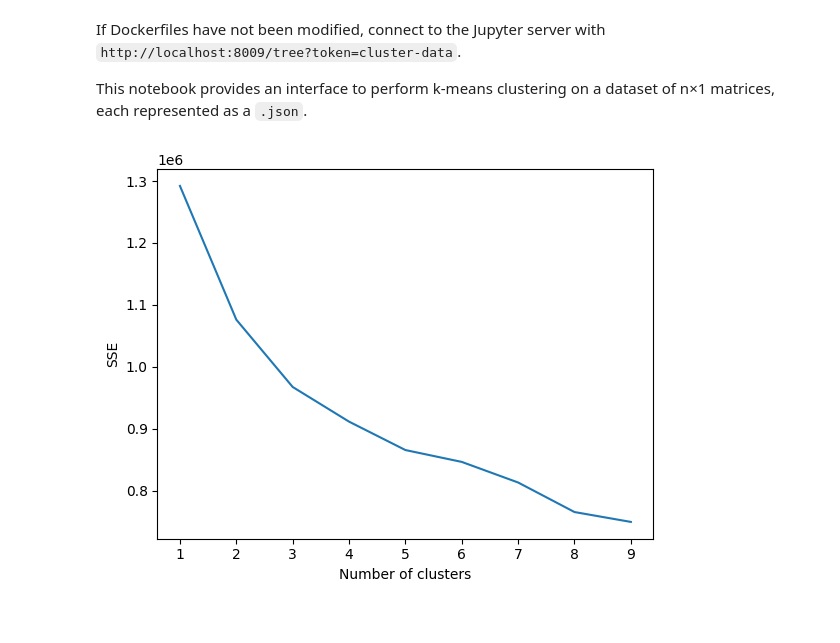
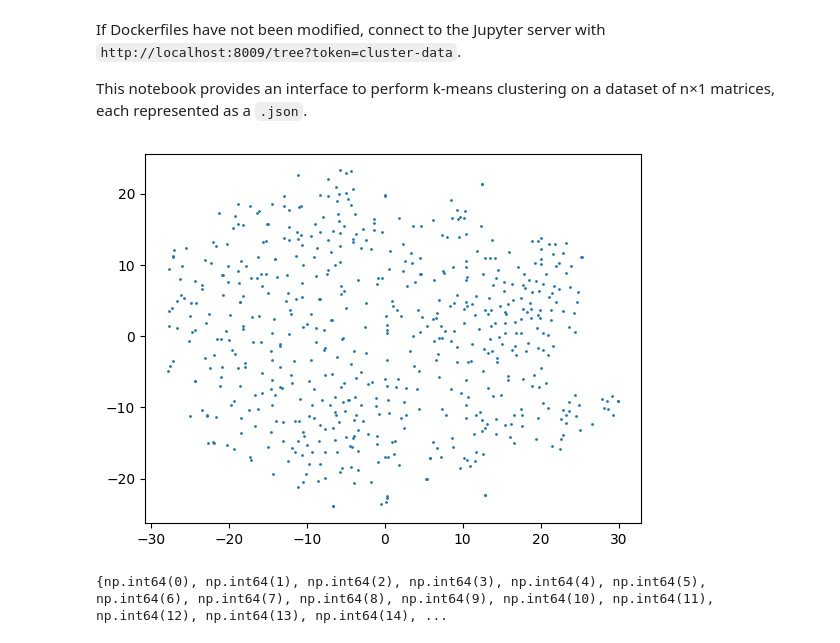
Before and after one commit to ccheemeng/street-view-cluster, a Jupyter notebook: notebooks/cluster-data.ipynb, the cells around one changed output. Drawn from its saved outputs; the diff is of its cells as text; code cells hidden in the pictures.

````diff
--- a/notebooks/cluster-data.ipynb
+++ b/notebooks/cluster-data.ipynb
@@ -4,8 +4,8 @@
 This notebook provides an interface to perform k-means clustering on a dataset of n×1 matrices, each represented as a ```.json```.
 # %%
 target_dir = "data"
-input_dir = "ys-encoded"
-output_dir = "ys-clustering"
+input_dir = "shunfu-segmented-point-clouds-combined-encoded"
+output_dir = "shunfu-segmented-point-clouds-clustering"
 # %%
 import joblib
 import matplotlib.pyplot as plt
@@ -41,3 +41,11 @@ X_scaled = scaler.fit_transform(X)
 
 pca = PCA(16)
 X_pca = pca.fit_transform(X_scaled)
+# %%
+test_tsne = TSNE(n_components=2, random_state=0)
+X_test_tsne = test_tsne.fit_transform(X_scaled)
+cluster_df[['x', 'y']] = X_test_tsne
+plt.scatter(x=cluster_df['x'], y=cluster_df['y'], s=1)
+plt.show()
+# %% [output]
+[figure, added]
@@ -44,12 +57,14 @@ X_pca = pca.fit_transform(X_scaled)
+# %%
+print(set(hdbscan.labels_))
+# %% [output]
+{np.int64(0), np.int64(1), np.int64(2), np.int64(3), np.int64(4), np.int64(5), np.int64(6), np.int64(7), np.int64(8), np.int64(9), np.int64(10), np.int64(11), np.int64(12), np.int64(13), np.int64(14), ...
 # %%
-sse = {}
-for k in range(1, 10):
-    kmeans = KMeans(n_clusters=k, max_iter=2000, random_state=0).fit(X_pca)
-    sse[k] = kmeans.inertia_
-plt.figure()
-plt.plot(list(sse.keys()), list(sse.values()))
-plt.xlabel("Number of clusters")
-plt.ylabel("SSE")
-plt.show()
+# sse = {}
+# for k in range(1, 10):
+#     kmeans = KMeans(n_clusters=k, max_iter=2000, random_state=0).fit(X_pca)
+#     sse[k] = kmeans.inertia_
+# plt.figure()
+# plt.plot(list(sse.keys()), list(sse.values()))
+# plt.xlabel("Number of clusters")
+# plt.ylabel("SSE")
+# plt.show()
-# %% [output]
-[figure, removed]
````
Also changed, not shown: parts of 8 cells of this notebook, 9 other files.
